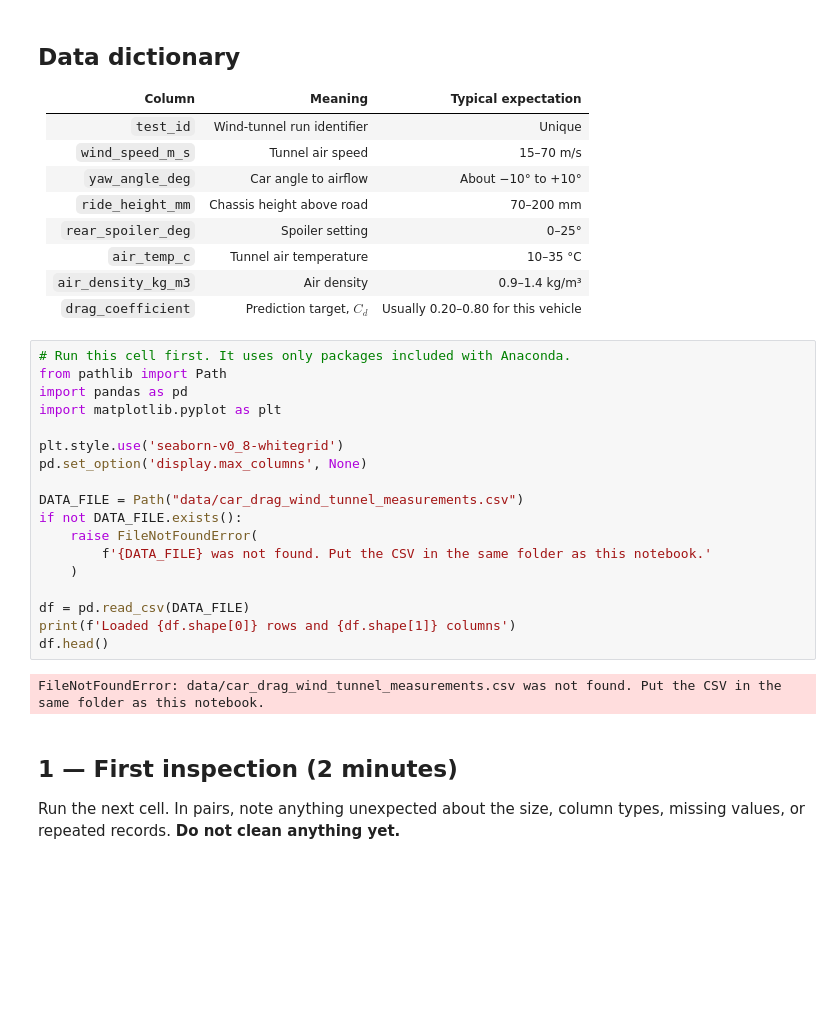
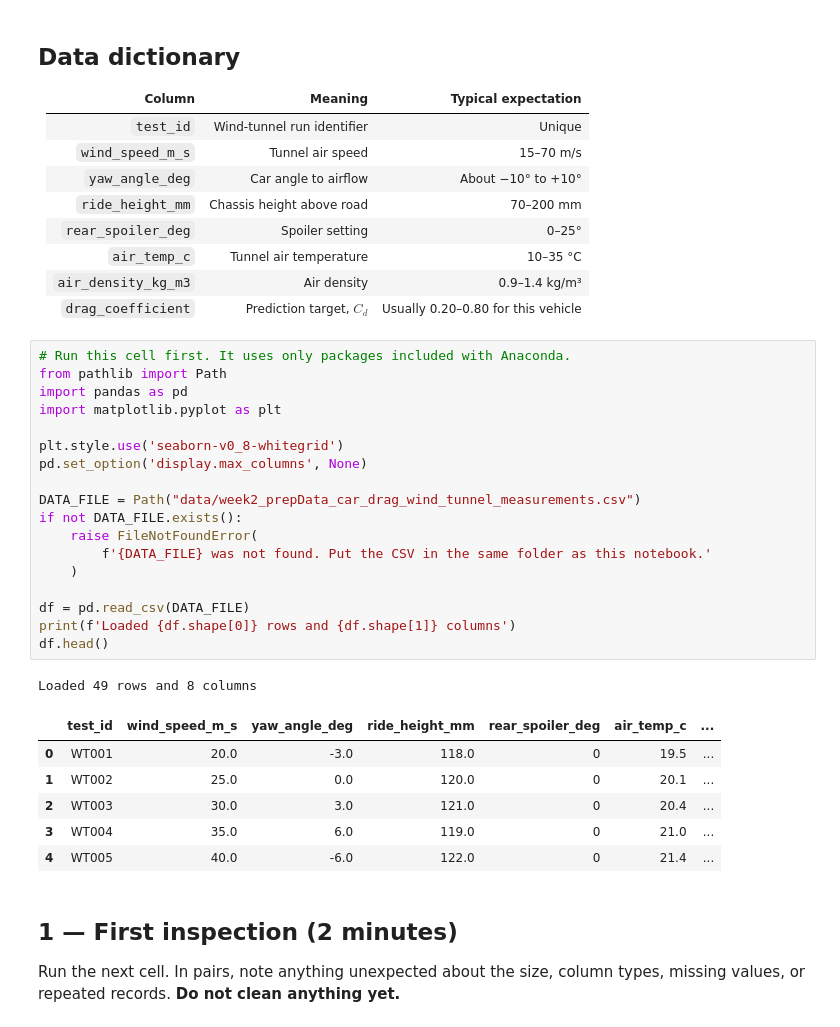
Before and after one commit to gioCanelita/MachineLearningForEngineeringApplications, a Jupyter notebook: Week2/week2_prepNotebook_car_drag_data.ipynb, the cells around one changed output. Saved outputs shown, nothing was run; the diff lists cells and outputs as text; blank space fills up the shorter version.

Commit message:
Updated data file path to point to the correct CSV file for car drag wind tunnel measurements.

```diff
--- a/Week2/week2_prepNotebook_car_drag_data.ipynb
+++ b/Week2/week2_prepNotebook_car_drag_data.ipynb
@@ -24,23 +24,29 @@ Suggested timing: 2 min load and inspect · 6 min visualise · 5 min investigate
 # %%
 # Run this cell first. It uses only packages included with Anaconda.
 from pathlib import Path
 import pandas as pd
 import matplotlib.pyplot as plt
 
 plt.style.use('seaborn-v0_8-whitegrid')
 pd.set_option('display.max_columns', None)
 
-DATA_FILE = Path("data/car_drag_wind_tunnel_measurements.csv")
+DATA_FILE = Path("data/week2_prepData_car_drag_wind_tunnel_measurements.csv")
 if not DATA_FILE.exists():
     raise FileNotFoundError(
         f'{DATA_FILE} was not found. Put the CSV in the same folder as this notebook.'
     )
 
 df = pd.read_csv(DATA_FILE)
 print(f'Loaded {df.shape[0]} rows and {df.shape[1]} columns')
 df.head()
 # %% [output]
-FileNotFoundError: data/car_drag_wind_tunnel_measurements.csv was not found. Put the CSV in the same folder as this notebook.
+Loaded 49 rows and 8 columns
+|  | test_id | wind_speed_m_s | yaw_angle_deg | ride_height_mm | rear_spoiler_deg | air_temp_c | ... |
+| 0 | WT001 | 20.0 | -3.0 | 118.0 | 0 | 19.5 | ... |
+| 1 | WT002 | 25.0 | 0.0 | 120.0 | 0 | 20.1 | ... |
+| 2 | WT003 | 30.0 | 3.0 | 121.0 | 0 | 20.4 | ... |
+| 3 | WT004 | 35.0 | 6.0 | 119.0 | 0 | 21.0 | ... |
+| 4 | WT005 | 40.0 | -6.0 | 122.0 | 0 | 21.4 | ... |
 # %% [markdown]
 ## 1 — First inspection (2 minutes)
 
```
Also changed, not shown: parts of 5 cells of this notebook.
